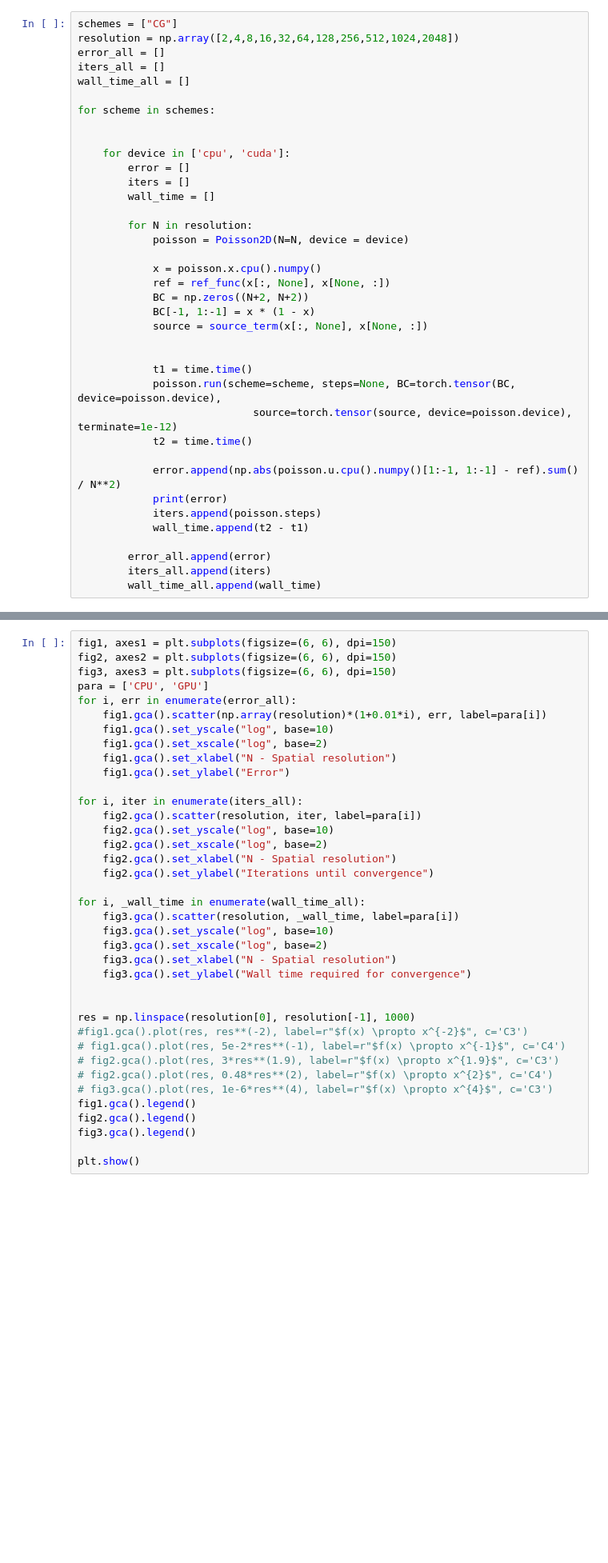
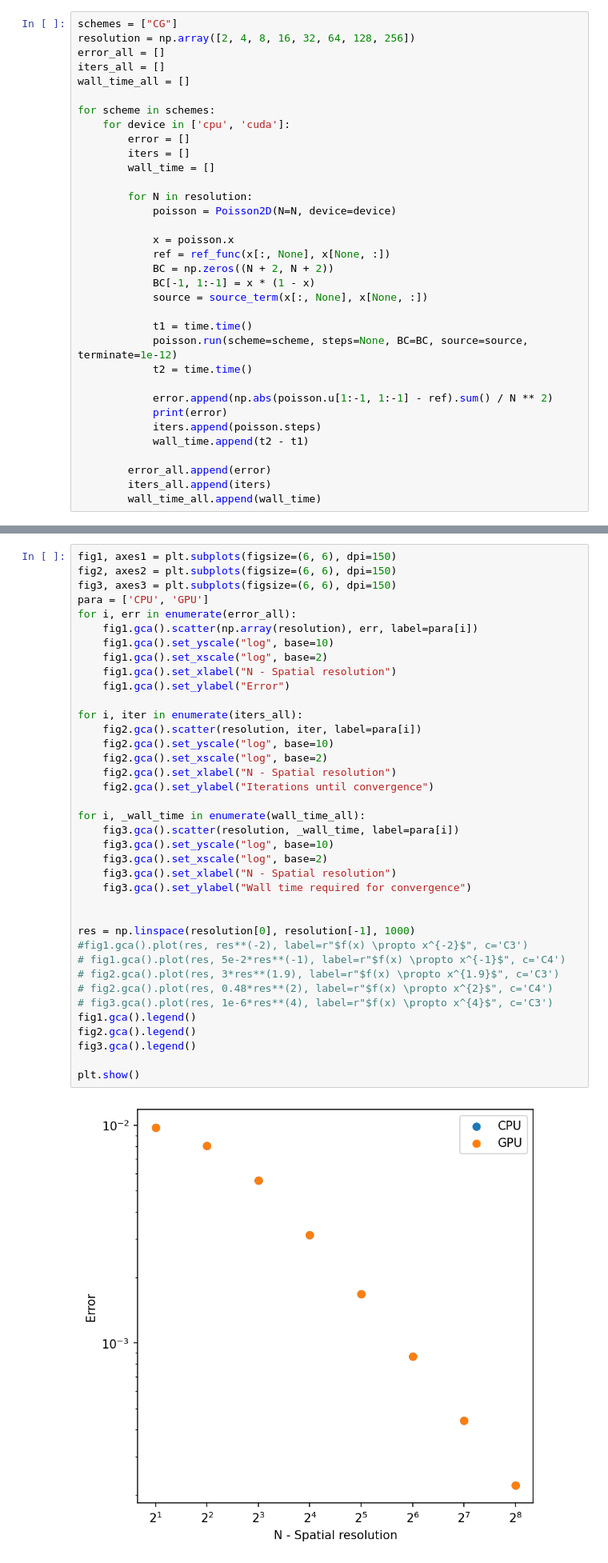
Before and after one commit to hsinfan1996/CGPoisson, a Jupyter notebook: demo_pytorch.ipynb, the cells around one changed output, grey strips where cells are left out. Shown at 80% size. Cells and saved outputs as stored; diff of their text form; blank space fills up the shorter version.

```diff
--- a/demo_pytorch.ipynb
+++ b/demo_pytorch.ipynb
@@ -202,35 +215,31 @@ plt.show()
 #### CPU parallelize vs GPU parallelize
 # %%
 schemes = ["CG"]
-resolution = np.array([2,4,8,16,32,64,128,256,512,1024,2048])
+resolution = np.array([2, 4, 8, 16, 32, 64, 128, 256])
 error_all = []
 iters_all = []
 wall_time_all = []
 
 for scheme in schemes:
-
-
     for device in ['cpu', 'cuda']:
         error = []
         iters = []
         wall_time = []
 
         for N in resolution:
-            poisson = Poisson2D(N=N, device = device)
+            poisson = Poisson2D(N=N, device=device)
 
-            x = poisson.x.cpu().numpy()
+            x = poisson.x
             ref = ref_func(x[:, None], x[None, :])
-            BC = np.zeros((N+2, N+2))
+            BC = np.zeros((N + 2, N + 2))
             BC[-1, 1:-1] = x * (1 - x)
             source = source_term(x[:, None], x[None, :])
 
-
             t1 = time.time()
-            poisson.run(scheme=scheme, steps=None, BC=torch.tensor(BC, device=poisson.device),
-                            source=torch.tensor(source, device=poisson.device), terminate=1e-12)
+            poisson.run(scheme=scheme, steps=None, BC=BC, source=source, terminate=1e-12)
             t2 = time.time()
 
-            error.append(np.abs(poisson.u.cpu().numpy()[1:-1, 1:-1] - ref).sum() / N**2)
+            error.append(np.abs(poisson.u[1:-1, 1:-1] - ref).sum() / N ** 2)
             print(error)
             iters.append(poisson.steps)
             wall_time.append(t2 - t1)
@@ -244,35 +270,37 @@ fig2, axes2 = plt.subplots(figsize=(6, 6), dpi=150)
 fig3, axes3 = plt.subplots(figsize=(6, 6), dpi=150)
 para = ['CPU', 'GPU']
 for i, err in enumerate(error_all):
-    fig1.gca().scatter(np.array(resolution)*(1+0.01*i), err, label=para[i])
+    fig1.gca().scatter(np.array(resolution), err, label=para[i])
     fig1.gca().set_yscale("log", base=10)
     fig1.gca().set_xscale("log", base=2)
     fig1.gca().set_xlabel("N - Spatial resolution")
     fig1.gca().set_ylabel("Error")
 
 for i, iter in enumerate(iters_all):
     fig2.gca().scatter(resolution, iter, label=para[i])
     fig2.gca().set_yscale("log", base=10)
     fig2.gca().set_xscale("log", base=2)
     fig2.gca().set_xlabel("N - Spatial resolution")
     fig2.gca().set_ylabel("Iterations until convergence")
 
 for i, _wall_time in enumerate(wall_time_all):
     fig3.gca().scatter(resolution, _wall_time, label=para[i])
     fig3.gca().set_yscale("log", base=10)
     fig3.gca().set_xscale("log", base=2)
     fig3.gca().set_xlabel("N - Spatial resolution")
     fig3.gca().set_ylabel("Wall time required for convergence")
 
 
 res = np.linspace(resolution[0], resolution[-1], 1000)
 #fig1.gca().plot(res, res**(-2), label=r"$f(x) \propto x^{-2}$", c='C3')
 # fig1.gca().plot(res, 5e-2*res**(-1), label=r"$f(x) \propto x^{-1}$", c='C4')
 # fig2.gca().plot(res, 3*res**(1.9), label=r"$f(x) \propto x^{1.9}$", c='C3')
 # fig2.gca().plot(res, 0.48*res**(2), label=r"$f(x) \propto x^{2}$", c='C4')
 # fig3.gca().plot(res, 1e-6*res**(4), label=r"$f(x) \propto x^{4}$", c='C3')
 fig1.gca().legend()
 fig2.gca().legend()
 fig3.gca().legend()
 
 plt.show()
+# %% [output]
+[figure, added]
```
Also changed, not shown: parts of 11 cells of this notebook, 1 other file.
